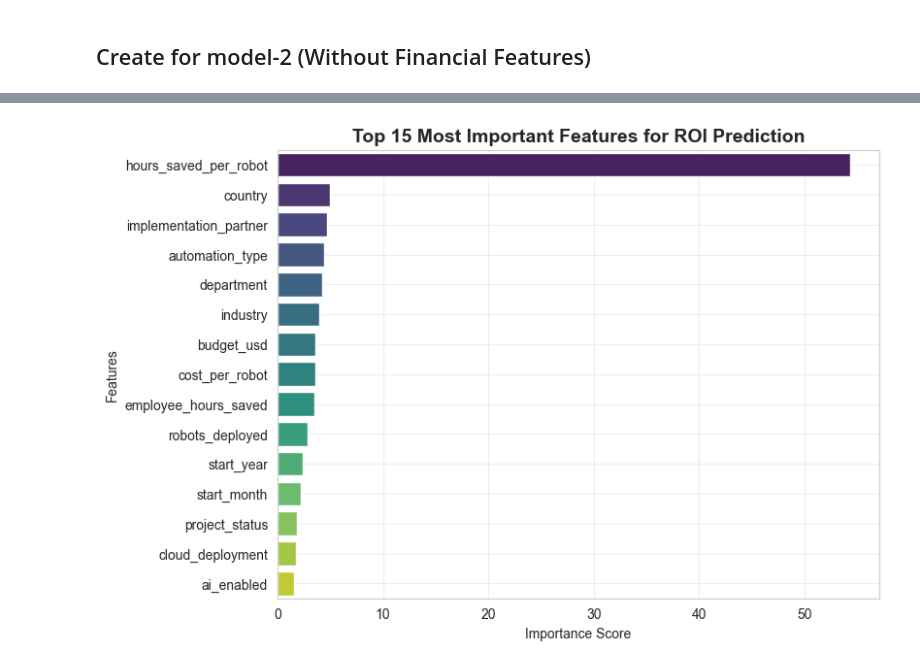
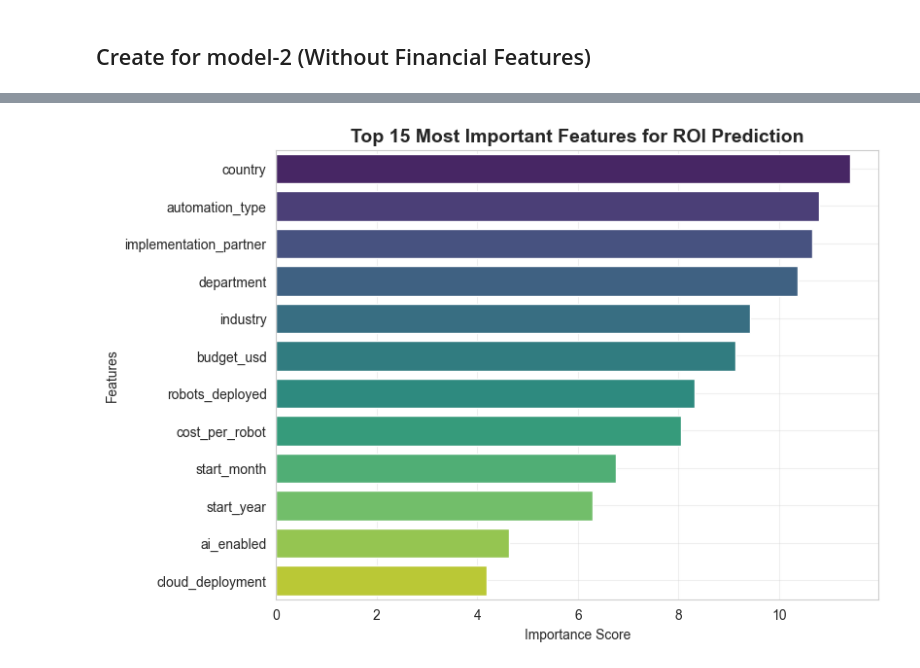
Before and after one commit to fathirrizkifadillah/Worldwide-Robotic-Process-Automation-Database-2026, a Jupyter notebook: main.ipynb, the cells around one changed output, grey strips where cells are left out. Cells and saved outputs as stored; diff of their text form; code cells hidden in the pictures.

Commit message:
Add Readme.md and make pre-planning ROI model leakage-free with CV and baseline checks

```diff
--- a/main.ipynb
+++ b/main.ipynb
@@ -26,9 +26,14 @@ sns.set_style('whitegrid')
 ### Load the Dataset
 # %%
 import kagglehub
+from pathlib import Path
 
-# Download latest version
-path = kagglehub.dataset_download("rauffauzanrambe/worldwide-robotic-process-automation-database-2026")
+DATASET_HANDLE = 'rauffauzanrambe/worldwide-robotic-process-automation-database-2026'
+CACHE_PATH = Path.home() / '.cache' / 'kagglehub' / 'datasets' / 'rauffauzanrambe' / 'worldwide-robotic-process-automation-database-2026' / 'versions' / '1'
+
+# Prefer the pinned local cache for reproducibility and offline execution.
+# Download only when the cache is unavailable.
+path = str(CACHE_PATH) if CACHE_PATH.exists() else kagglehub.dataset_download(DATASET_HANDLE)
 
 print("Path to dataset files:", path)
 available_files = sorted(os.listdir(path))
@@ -1856,30 +1857,31 @@ plt.show()
 # %% [markdown]
 ## Create for model-2 (Without Financial Features)
 # %%
-num_features_v2 = [
+# Strict pre-planning model: retain only fields available before implementation.
+# Excluded: annual_savings_usd, employee_hours_saved, all savings-derived ratios,
+# and project_status because they are realized/post-start information.
+planning_num_features = [
     'budget_usd',
     'robots_deployed',
-    'employee_hours_saved',
     'cost_per_robot',
-    'hours_saved_per_robot',
     'start_year',
     'start_month'
 ]
 
 
-categorical_features = [
+planning_categorical_features = [
     'industry', 'department', 'ai_enabled', 'cloud_deployment',
-    'automation_type', 'implementation_partner', 'country', 'project_status'
+    'automation_type', 'implementation_partner', 'country'
 ]
 
 preprocessor_v2 = ColumnTransformer(
     transformers=[
-        ('num',PowerTransformer(method='yeo-johnson') , num_features_v2),
-        ('cat', TargetEncoder(smooth='auto', random_state=42), categorical_features)
+        ('num', PowerTransformer(method='yeo-johnson'), planning_num_features),
+        ('cat', TargetEncoder(smooth='auto', random_state=42), planning_categorical_features)
     ]
 )
 # %%
-X = auto_projects[num_features_v2 + categorical_features]
+X = auto_projects[planning_num_features + planning_categorical_features]
 y = auto_projects['roi_percent']
 
 X_train, X_test, y_train, y_test = train_test_split(
@@ -1903,13 +1905,13 @@ cat_model_v2 = CatBoostRegressor(
     verbose=100
 )
 
-pipeline = Pipeline(steps=[
+pipeline_v2 = Pipeline(steps=[
     ('preprocessor', preprocessor_v2),
     ('model', cat_model_v2)
 ])
 
 print("Training...")
-pipeline.fit(X_train, y_train)
+pipeline_v2.fit(X_train, y_train)
 print("Training Complete.")
 # %% [output]
 Training...
@@ -1987,28 +2004,28 @@ plt.show()
 # %%
-trained_model = pipeline.named_steps['model']
-transformer = pipeline.named_steps['preprocessor']
+trained_model = pipeline_v2.named_steps['model']
+transformer = pipeline_v2.named_steps['preprocessor']
 
 cat_encoder = transformer.named_transformers_['cat']
-encoded_cat_features = cat_encoder.get_feature_names_out(categorical_features).tolist()
-all_features = num_features_v2 + encoded_cat_features
+encoded_cat_features = cat_encoder.get_feature_names_out(planning_categorical_features).tolist()
+all_features = planning_num_features + encoded_cat_features
 
 importances = trained_model.get_feature_importance()
 
 feature_imp_df = pd.DataFrame({
     'Feature': all_features,
     'Importance': importances
 }).sort_values(by='Importance', ascending=False)
 
 plt.figure(figsize=(8, 6))
 sns.barplot(x='Importance', y='Feature', data=feature_imp_df.head(15), hue='Feature', legend=False, palette='viridis')
 plt.title('Top 15 Most Important Features for ROI Prediction', fontsize=14, fontweight='bold')
 plt.xlabel('Importance Score')
 plt.ylabel('Features')
 plt.grid(True, alpha=0.3)
 
 filepath = os.path.join('img', 'Feature Importance (model-2).png')
 plt.savefig(filepath, dpi=300, bbox_inches='tight', facecolor='white')
 plt.show()
 # %% [output]
-[figure, old version]
+[figure, new version]
 # %% [markdown]
```
Also changed, not shown: parts of 16 cells of this notebook, 11 other files.
